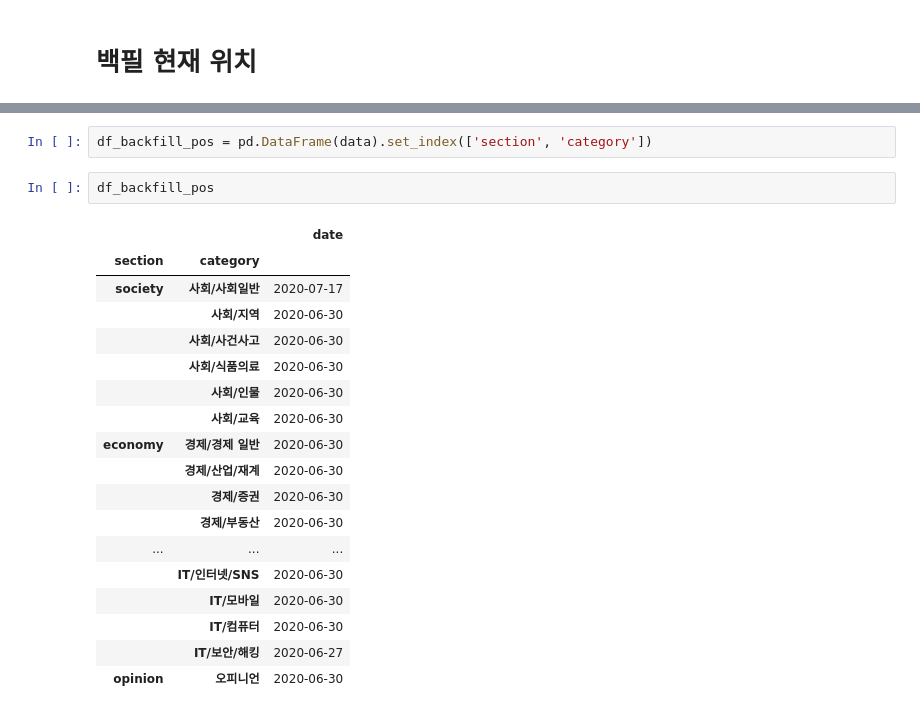
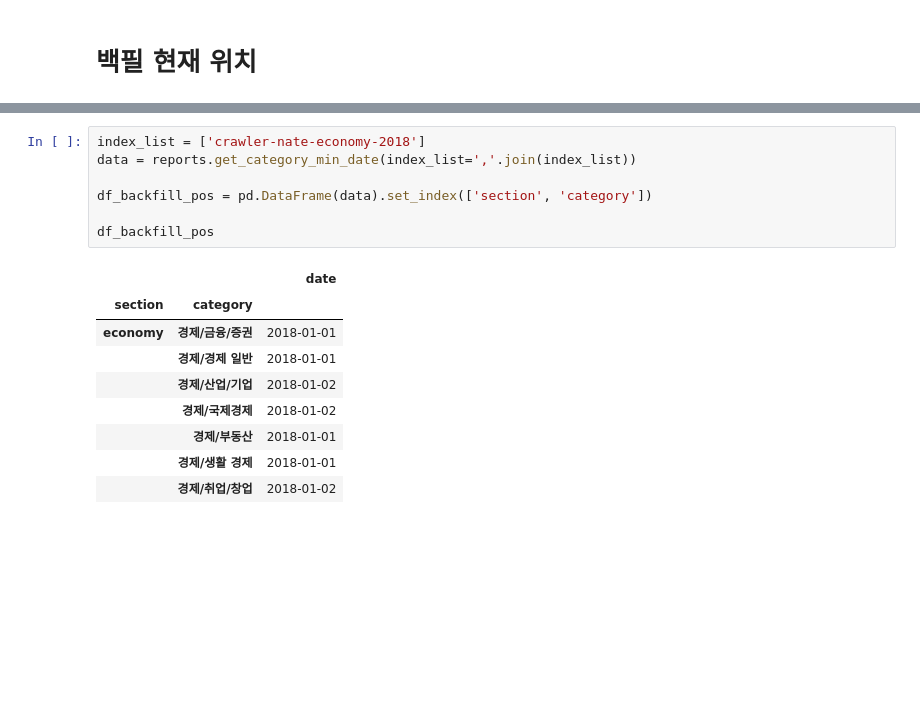
Before and after one commit to ejpark78/nlp-utils, a Jupyter notebook: notebook/backfill-state.ipynb, the cells around one changed output, grey strips where cells are left out. Saved outputs shown, nothing was run; the diff lists cells and outputs as text; blank space fills up the shorter version.

```diff
--- a/notebook/backfill-state.ipynb
+++ b/notebook/backfill-state.ipynb
@@ -136,23 +118,17 @@ data = reports.get_category_min_date(index_list=','.join(index_list))
 # %%
+index_list = ['crawler-nate-economy-2018']
+data = reports.get_category_min_date(index_list=','.join(index_list))
+
 df_backfill_pos = pd.DataFrame(data).set_index(['section', 'category'])
+
+df_backfill_pos
+# %% [output]
+|  |  | date |
+| section | category |  |
+| economy | 경제/금융/증권 | 2018-01-01 |
+|  | 경제/경제 일반 | 2018-01-01 |
+|  | 경제/산업/기업 | 2018-01-02 |
+|  | 경제/국제경제 | 2018-01-02 |
+|  | 경제/부동산 | 2018-01-01 |
+|  | 경제/생활 경제 | 2018-01-01 |
+|  | 경제/취업/창업 | 2018-01-02 |
-# %%
-df_backfill_pos
-# %% [output]
-|  |  | date |
-| section | category |  |
-| society | 사회/사회일반 | 2020-07-17 |
-|  | 사회/지역 | 2020-06-30 |
-|  | 사회/사건사고 | 2020-06-30 |
-|  | 사회/식품의료 | 2020-06-30 |
-|  | 사회/인물 | 2020-06-30 |
-|  | 사회/교육 | 2020-06-30 |
-| economy | 경제/경제 일반 | 2020-06-30 |
-|  | 경제/산업/재계 | 2020-06-30 |
-|  | 경제/증권 | 2020-06-30 |
-|  | 경제/부동산 | 2020-06-30 |
-| ... | ... | ... |
-|  | IT/인터넷/SNS | 2020-06-30 |
-|  | IT/모바일 | 2020-06-30 |
-|  | IT/컴퓨터 | 2020-06-30 |
-|  | IT/보안/해킹 | 2020-06-27 |
-| opinion | 오피니언 | 2020-06-30 |
```
Also changed, not shown: parts of 10 cells of this notebook, 8 other files.
